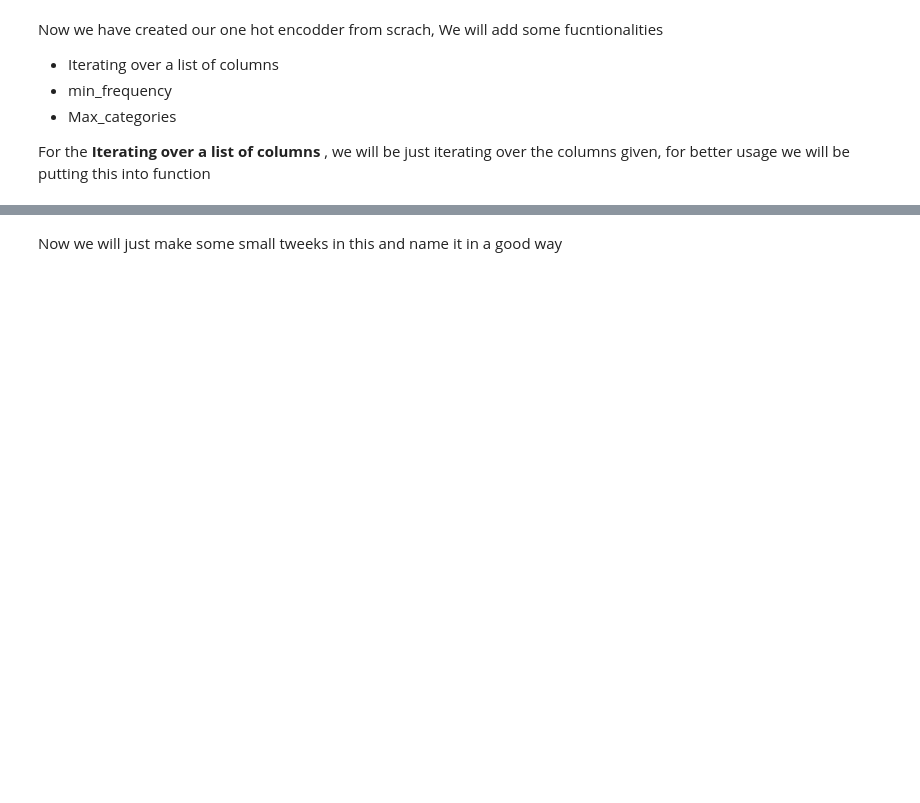
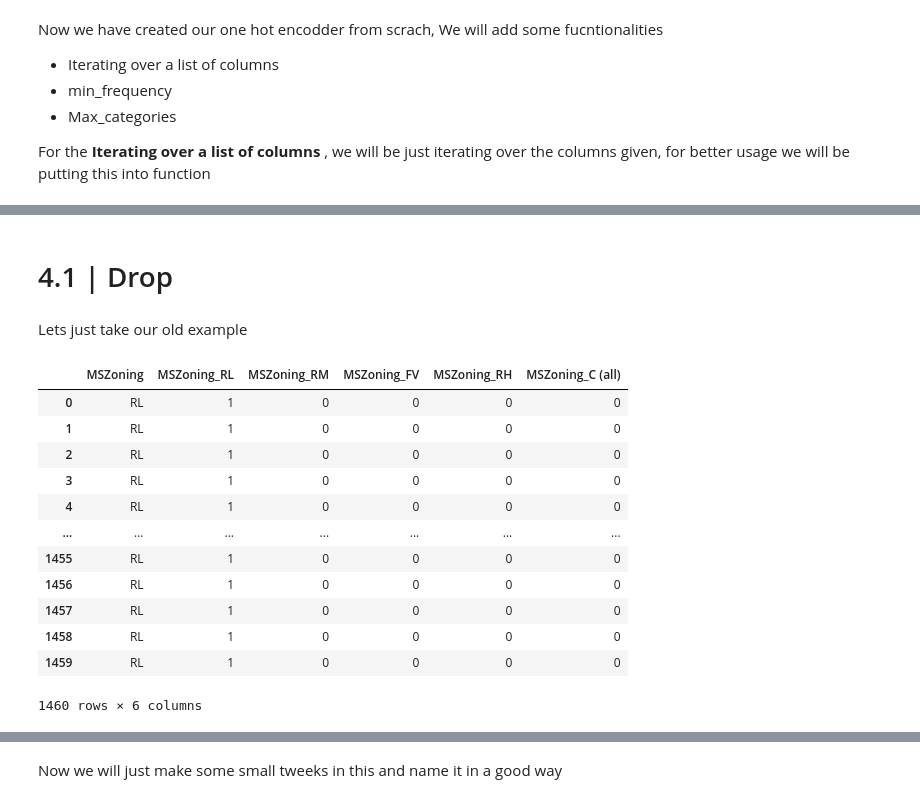
Before and after one commit to AyushSinghal9020/Machine-Learning-From-Scratch, a Jupyter notebook: Encoding Techniques/One Hot Encoder/Jupyter Notebook.ipynb, the cells around one changed output, grey strips where cells are left out. Cells and saved outputs as stored; diff of their text form; code cells hidden in the pictures; blank space fills up the shorter version.

```diff
--- a/Encoding Techniques/One Hot Encoder/Jupyter Notebook.ipynb
+++ b/Encoding Techniques/One Hot Encoder/Jupyter Notebook.ipynb
@@ -21,3 +102,5 @@ data = pd.read_csv("/content/data.csv")
+# %%
+data = pd.read_csv("/kaggle/input/house-prices-advanced-regression-techniques/train.csv")
 # %%
 data
 # %% [output]
@@ -205,0 +321,24 @@ def sample_func(dataframe , columns):
+# %% [markdown]
+# 4.1 | Drop
+# %% [markdown]
+Lets just take our old example
+# %%
+sample_data = data["MSZoning"]
+sample_data = pd.DataFrame(sample_data)
+for i in sample_data.value_counts().index:
+    sample_data["MSZoning" + "_" + i[0]] = np.where(sample_data["MSZoning"] == i[0] , 1 , 0)
+sample_data
+# %% [output]
+|  | MSZoning | MSZoning_RL | MSZoning_RM | MSZoning_FV | MSZoning_RH | MSZoning_C (all) |
+| 0 | RL | 1 | 0 | 0 | 0 | 0 |
+| 1 | RL | 1 | 0 | 0 | 0 | 0 |
+| 2 | RL | 1 | 0 | 0 | 0 | 0 |
+| 3 | RL | 1 | 0 | 0 | 0 | 0 |
+| 4 | RL | 1 | 0 | 0 | 0 | 0 |
+| ... | ... | ... | ... | ... | ... | ... |
+| 1455 | RL | 1 | 0 | 0 | 0 | 0 |
+| 1456 | RL | 1 | 0 | 0 | 0 | 0 |
+| 1457 | RL | 1 | 0 | 0 | 0 | 0 |
+| 1458 | RL | 1 | 0 | 0 | 0 | 0 |
+| 1459 | RL | 1 | 0 | 0 | 0 | 0 |
+1460 rows × 6 columns
```
Also changed, not shown: parts of 58 cells of this notebook.
